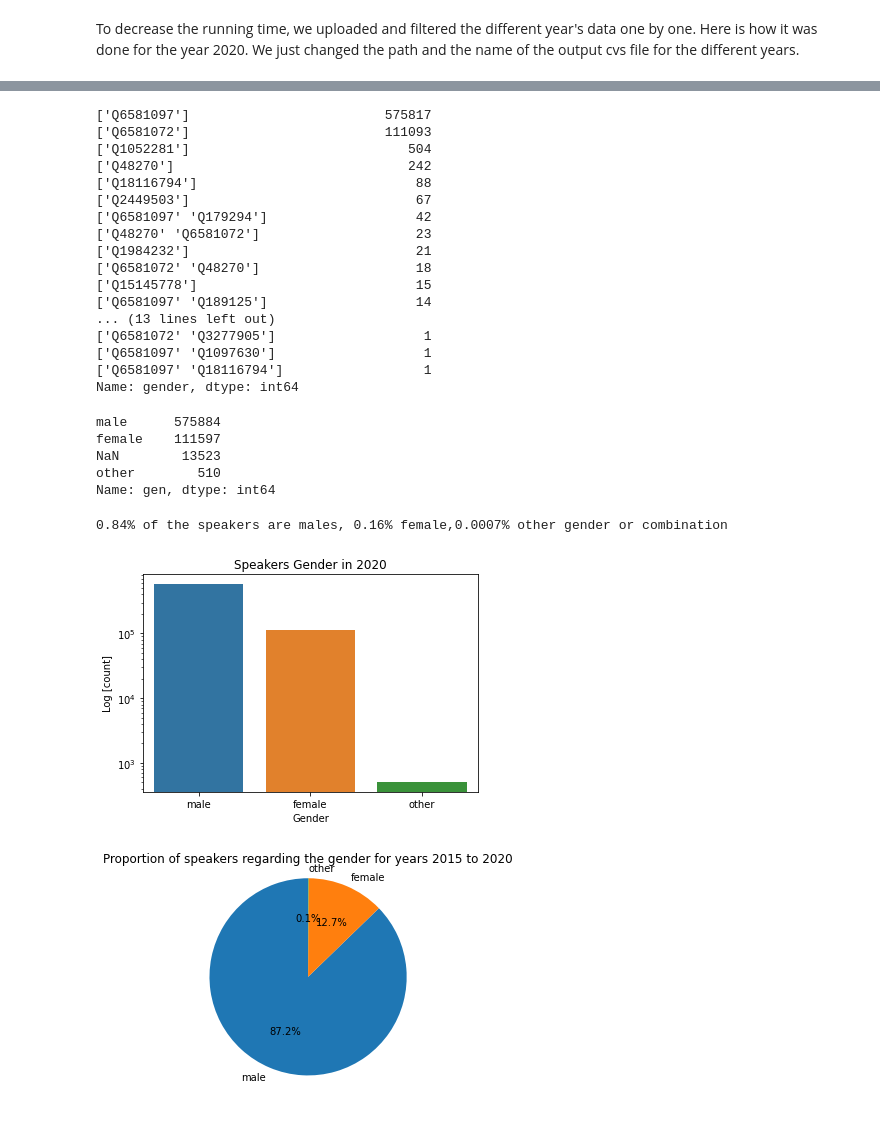
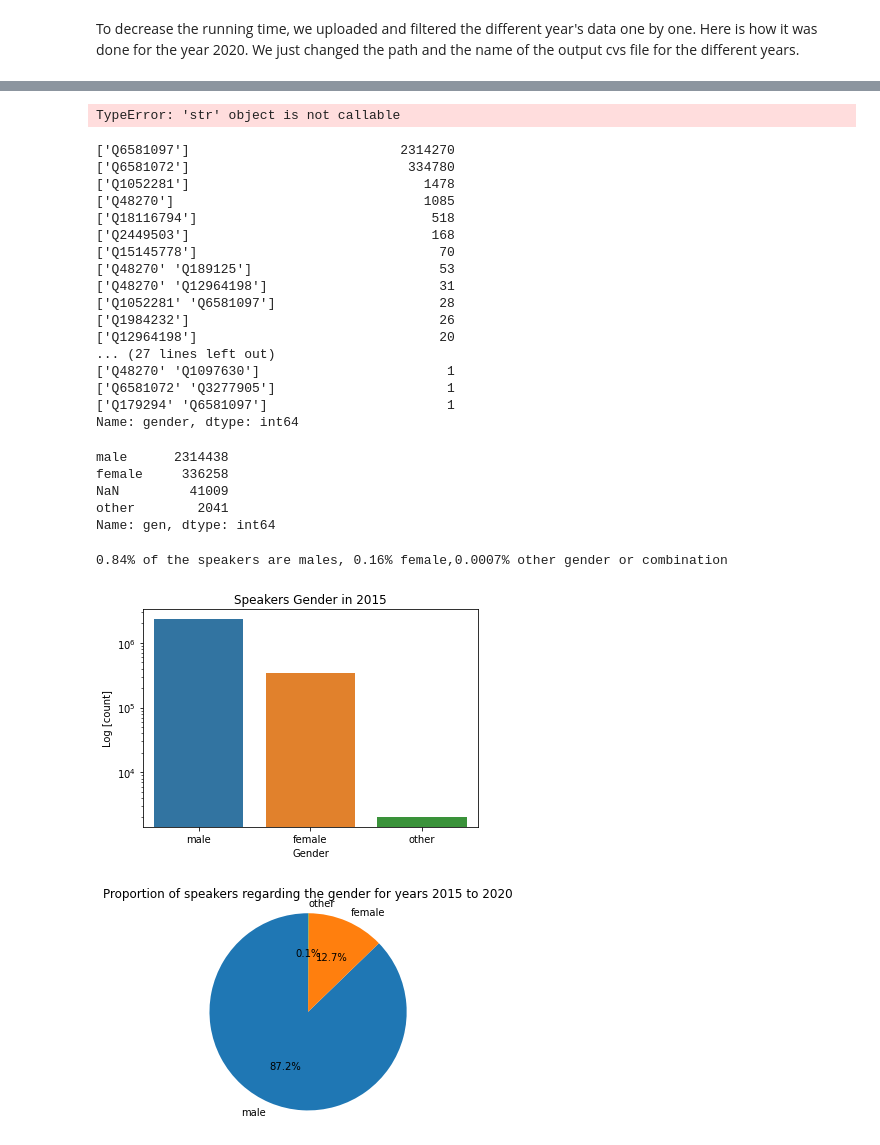
Before and after one commit to epfl-ada/ada-2021-project-allg, a Jupyter notebook: Milestone-2.ipynb, the cells around one changed output, grey strips where cells are left out. Drawn from its saved outputs; the diff is of its cells as text; code cells hidden in the pictures.

Commit message:
Revert "Minor changes, comment and erase errors"
This reverts commit a561f7222ce283bf0294b09c2af1945e41e5e303.

```diff
--- a/Milestone-2.ipynb
+++ b/Milestone-2.ipynb
@@ -20,7 +16,7 @@ import glob
 
 # Define the path where the data is located
 
-Path = "../quotes-2020.json.bz2" #goes out of the current folder
+Path = "../quotes-2015.json.bz2" #goes out of the current folder
 # %% [markdown]
 To decrease the running time, we uploaded and filtered the different year's data one by one. Here is how it was done for the year 2020. We just changed the path and the name of the output cvs file for the different years.
 # %%
@@ -107,12 +103,12 @@ df = pd.concat(dfs)
 df['qids'] = df['qids'].str[0]
 # %%
 ### Merging and importing parquet files into csv
-from pathlib import Path
-
 data_dir = Path('C:/data/speaker_attributes.parquet')
 for i, parquet_path in enumerate(data_dir.glob('*.parquet')):
     df = pd.read_parquet(parquet_path)
     write_header = i == 0 # write header only on the 0th file
     write_mode = 'w' if i == 0 else 'a' # 'write' mode for 0th file, 'append' otherwise
     df.to_csv('featuresQID.csv', mode=write_mode, header=write_header)
+# %% [output]
+TypeError: 'str' object is not callable
 # %%
@@ -124,22 +121,22 @@ dff = pd.merge(df,featuresQID[['qids','gender']],on='qids', how='left')
 # %%
 dff['gender'].value_counts()
 # %% [output]
-['Q6581097']                         575817
-['Q6581072']                         111093
-['Q1052281']                            504
-['Q48270']                              242
-['Q18116794']                            88
-['Q2449503']                             67
-['Q6581097' 'Q179294']                   42
-['Q48270' 'Q6581072']                    23
-['Q1984232']                             21
-['Q6581072' 'Q48270']                    18
-['Q15145778']                            15
-['Q6581097' 'Q189125']                   14
-... (13 lines left out)
-['Q6581072' 'Q3277905']                   1
-['Q6581097' 'Q1097630']                   1
-['Q6581097' 'Q18116794']                  1
+['Q6581097']                           2314270
+['Q6581072']                            334780
+['Q1052281']                              1478
+['Q48270']                                1085
+['Q18116794']                              518
+['Q2449503']                               168
+['Q15145778']                               70
+['Q48270' 'Q189125']                        53
+['Q48270' 'Q12964198']                      31
+['Q1052281' 'Q6581097']                     28
+['Q1984232']                                26
+['Q12964198']                               20
+... (27 lines left out)
+['Q48270' 'Q1097630']                        1
+['Q6581072' 'Q3277905']                      1
+['Q179294' 'Q6581097']                       1
 Name: gender, dtype: int64
 # %%
 def gender(x):
@@ -147,9 +144,9 @@ def gender(x):
     'Function to convert wikidata id into a gender string value'
     'We consider male and female as male/female and transgender male/female respectly'
 
-    if x == "['Q6581097']" or x =="['Q2449503']": #males and transgender males
+    if x == "['Q6581097']" or x =="['Q2449503']":
         return 'male'
-    elif x == "['Q6581072']" or  x ==  "['Q1052281']": #females and transgender females
+    elif x == "['Q6581072']" or  x ==  "['Q1052281']":
         return 'female'
     elif pd.isna(x):
         return np.nan
@@ -159,10 +156,10 @@ def gender(x):
 dff['gen'] = dff['gender'].apply(gender)
 dff['gen'].value_counts(dropna=False)
 # %% [output]
-male      575884
-female    111597
-NaN        13523
-other        510
+male      2314438
+female     336258
+NaN         41009
+other        2041
 Name: gen, dtype: int64
 # %%
 import pickle
@@ -187,11 +190,11 @@ print(f'{male/total:,.2f}% of the speakers are males, {female/total:,.2f}% femal
 # %%
 ax = sns.countplot(x="gen", data=dff)
 ax.set(xlabel='Gender', ylabel='Log [count]')
-ax.set_title('Speakers Gender in 2020')
+ax.set_title('Speakers Gender in 2015')
 plt.yscale("log")
 plt.show()
 # %% [output]
-[figure, old version]
+[figure, new version]
 # %%
 # reading con concadate all csv gender files to create one dataframe
 colnames = ['qids','quoteid','gender']
```
Also changed, not shown: parts of 12 cells of this notebook, 1 other file.
